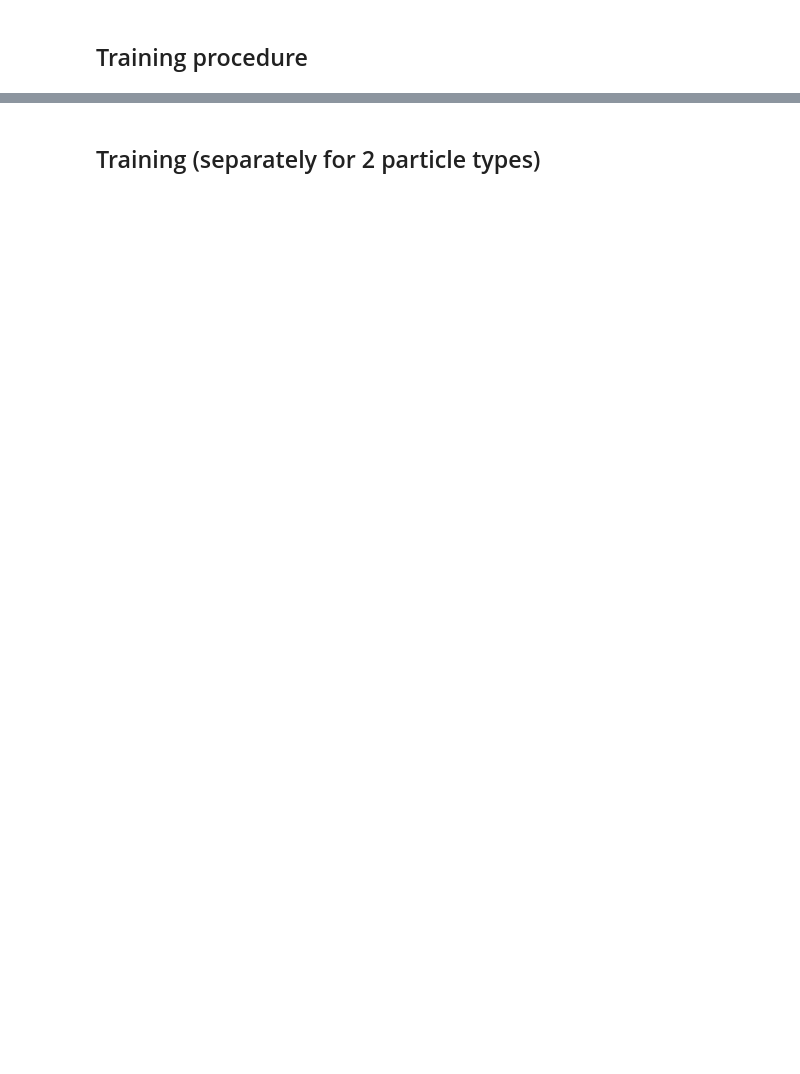
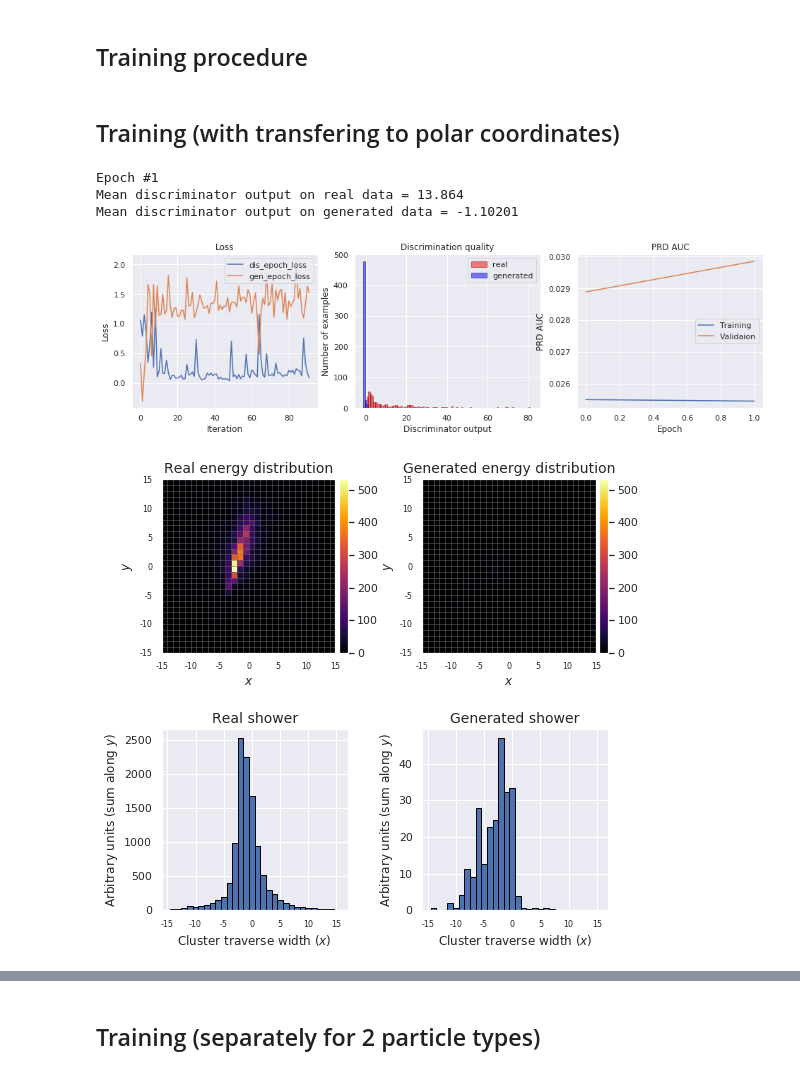
Before and after one commit to TheodorSergeev/mlhep2019_2_phase, a Jupyter notebook: analysis/lhcb_calo_gan.ipynb, the cells around one changed output, grey strips where cells are left out. Cells and saved outputs as stored; diff of their text form; code cells hidden in the pictures; blank space fills up the shorter version.

```diff
--- a/analysis/lhcb_calo_gan.ipynb
+++ b/analysis/lhcb_calo_gan.ipynb
@@ -965,19 +1041,20 @@ class TrainingProcedure:
         plt.show()
 # %%
 def train_model(epoch_num, particle_type_id,
-                train_size = 16000*2, valid_ratio = 0.05, batch_size = 512):
+                train_size = 16000, valid_size = -1, valid_ratio = 0.05,
+                batch_size = 512, discriminator = ModelD(), generator = ModelGConvTranspose(z_dim=NOISE_DIM)):
     MAX_TRAIN_SIZE = data_train['ParticlePDG'].shape[0]
-    valid_size = int(valid_ratio * train_size)
 
-    train_dataset = get_dataset(data_train, train_size, one_particle_transf=True,
-                                particle_id=particle_type_id)
-    valid_dataset = get_dataset(data_train, valid_size, one_particle_transf=True,
-                                particle_id=particle_type_id)
+    if valid_size < 0:
+        valid_size = int(valid_ratio * train_size)
+
+    train_dataset, valid_dataset, _, _ = get_datasets(data_train, train_size, valid_size,
+                                                      one_particle_transf=True, particle_id=particle_type_id)
 
     train_dataloader = utils.DataLoader(train_dataset, batch_size=batch_size,
-                                    pin_memory=True, shuffle=True)
+                                        pin_memory=True, shuffle=True)
     valid_dataloader = utils.DataLoader(valid_dataset, batch_size=batch_size,
-                                    pin_memory=True, shuffle=False)
+                                        pin_memory=True, shuffle=False)
 
     res_train_size, res_valid_size = len(train_dataset), len(valid_dataset)
 
@@ -989,11 +1066,11 @@ def train_model(epoch_num, particle_type_id,
     print(list(data_train.keys()))
     print()
 
-    training = TrainingProcedure('HINGE', ModelD(), ModelGConvTranspose(z_dim=NOISE_DIM),
+    training = TrainingProcedure('HINGE', discriminator, generator,
                                  train_dataloader, valid_dataloader,
                                  batch_size, res_valid_size)
     training.run(epoch_num, True)
-    return training.best_models
+    return training, training.best_models
 
 def save_generator(generator, filename):
     generator_cpu = ModelGConvTranspose(z_dim=NOISE_DIM)
@@ -1006,0 +1101,25 @@ def save_generator(generator, filename):
+# %% [markdown]
+## Training (with transfering to polar coordinates)
+# %%
+'''
+import pickle
+
+# electrons 25197
+# photons 25053
+
+# photons (id = 22.)
+
+tr_class, pos_gen_models = train_model(2, 22.,
+                                       train_size = 23517, valid_size = 1536,
+                                       generator=PositiveSphCoordGenerator(z_dim=NOISE_DIM))
+
+# save training class (generator + discriminator + optimizer + etc)
+with open(def_colab_path + 'positive_sph_coord_gan_24feb.pt', 'wb') as pickle_file:
+   pickle.dump(tr_class, pickle_file)
+'''
+# %% [output]
+Epoch #1
+Mean discriminator output on real data = 13.864
+Mean discriminator output on generated data = -1.10201
+[figure, added]
+[figure, added]
```
Also changed, not shown: parts of 31 cells of this notebook, 5 other files.
